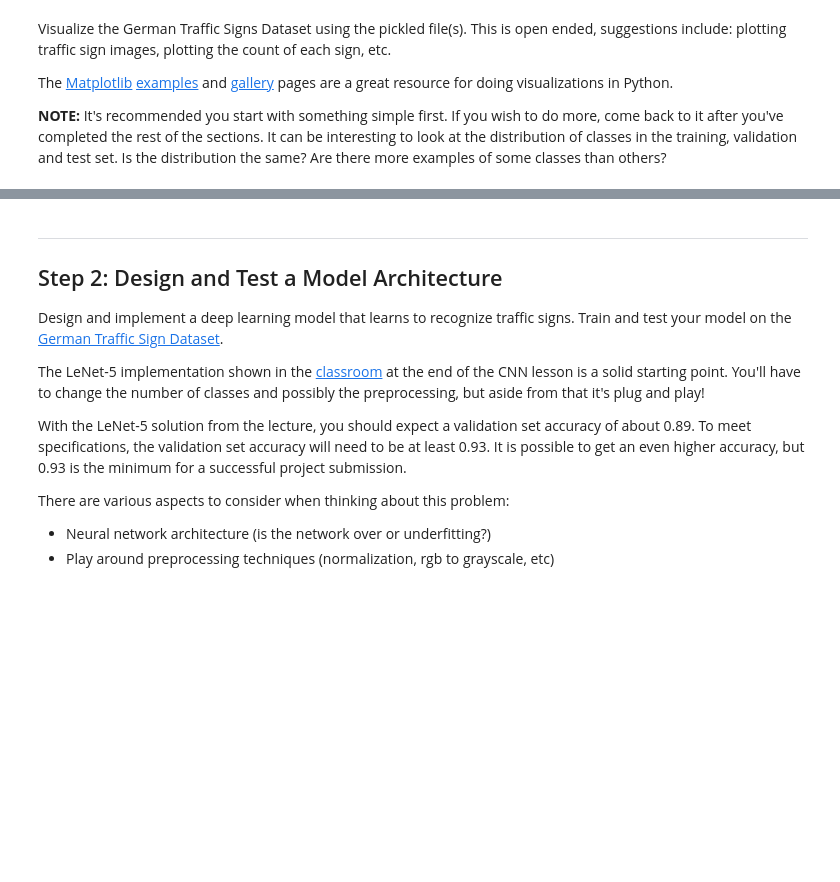
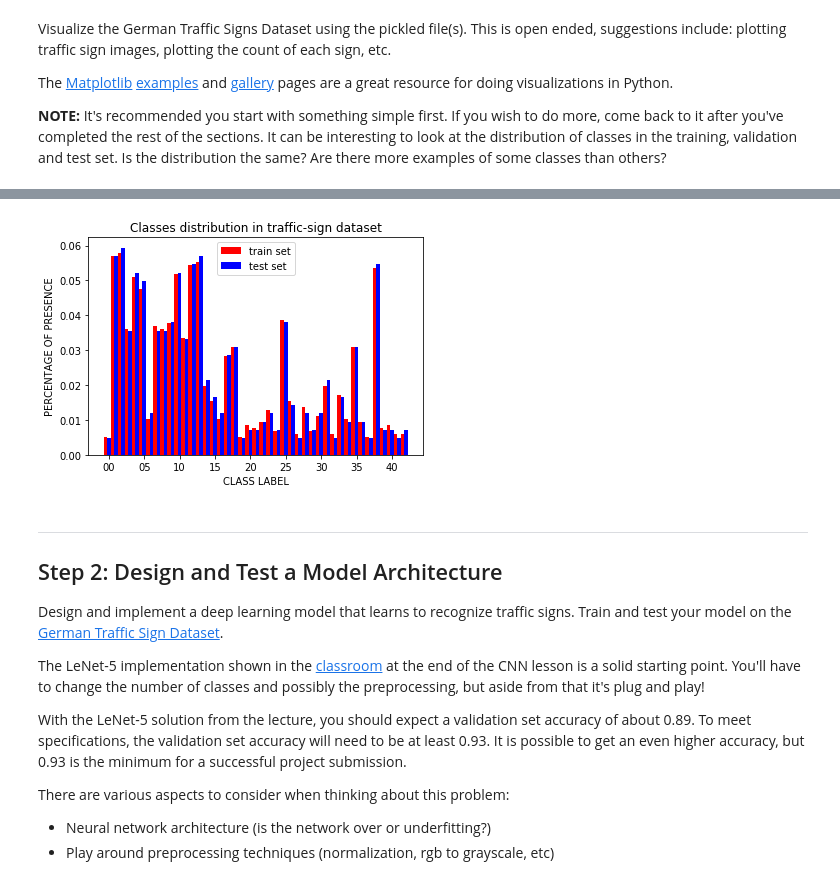
Before and after one commit to junjiel/CarND-Traffic-Sign-Classifier-Project, a Jupyter notebook: Traffic_Sign_Classifier.ipynb, the cells around one changed output, grey strips where cells are left out. Saved outputs shown, nothing was run; the diff lists cells and outputs as text; code cells hidden in the pictures; blank space fills up the shorter version.

```diff
--- a/Traffic_Sign_Classifier.ipynb
+++ b/Traffic_Sign_Classifier.ipynb
@@ -100,3 +120,22 @@ import matplotlib.pyplot as plt
+# %%
+# bar-chart of classes distribution
+train_distribution, test_distribution = np.zeros(n_classes), np.zeros(n_classes)
+for c in range(n_classes):
+    train_distribution[c] = np.sum(y_train == c) / n_train
+    test_distribution[c] = np.sum(y_test == c) / n_test
+fig, ax = plt.subplots()
+col_width = 0.5
+bar_train = ax.bar(np.arange(n_classes), train_distribution, width=col_width, color='r')
+bar_test = ax.bar(np.arange(n_classes)+col_width, test_distribution, width=col_width, color='b')
+ax.set_ylabel('PERCENTAGE OF PRESENCE')
+ax.set_xlabel('CLASS LABEL')
+ax.set_title('Classes distribution in traffic-sign dataset')
+ax.set_xticks(np.arange(0, n_classes, 5)+col_width)
+ax.set_xticklabels(['{:02d}'.format(c) for c in range(0, n_classes, 5)])
+ax.legend((bar_train[0], bar_test[0]), ('train set', 'test set'))
+plt.show()
+# %% [output]
+[figure, added]
 # %% [markdown]
 ----
 
```
Also changed, not shown: parts of 19 cells of this notebook, 9 other files.
